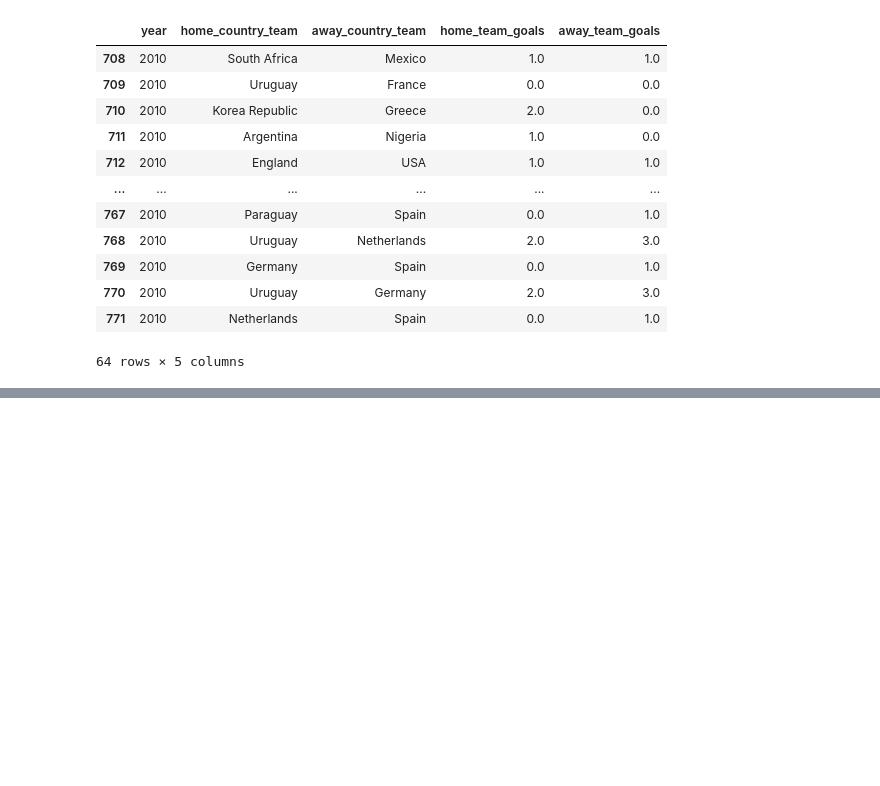
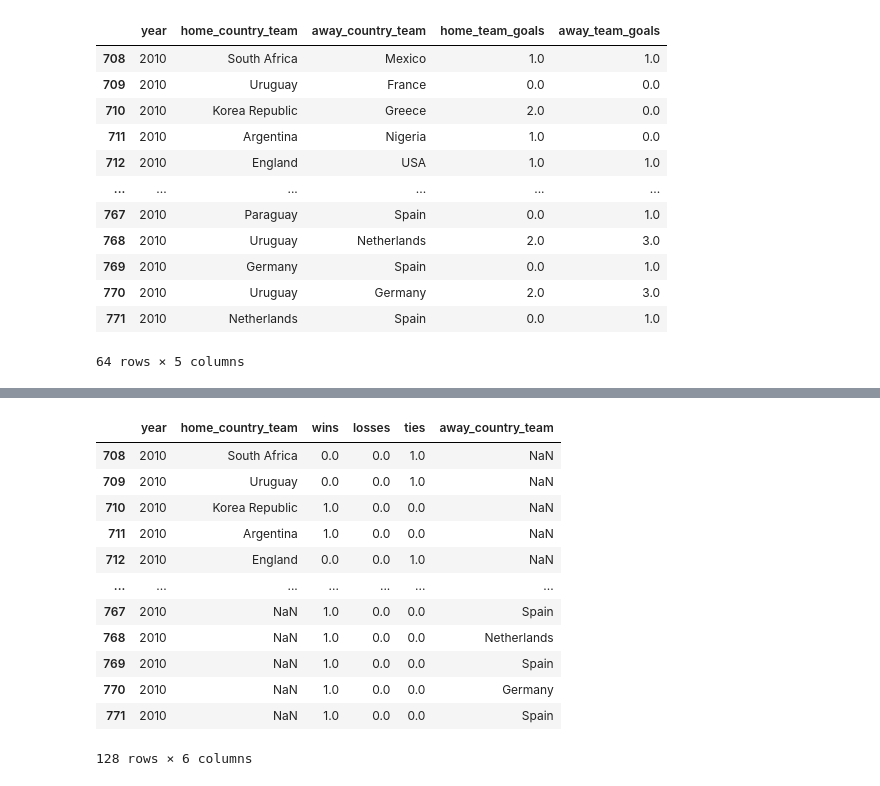
Before and after one commit to melissamemel/ETL_Project, a Jupyter notebook: worldcup_stagner.ipynb, the cells around one changed output, grey strips where cells are left out. Cells and saved outputs as stored; diff of their text form; code cells hidden in the pictures; blank space fills up the shorter version.

```diff
--- a/worldcup_stagner.ipynb
+++ b/worldcup_stagner.ipynb
@@ -160,0 +147,11 @@ worldcup_country
+# %%
+for index, row in df_test.iterrows():
+    if df_test.loc[index, "home_diff"] > 0:
+        df_test.loc[index, "wins"] = df_test.loc[index, "wins"] + 1
+    elif df_test.loc[index, "home_diff"] < 0:
+        df_test.loc[index, "losses"] = df_test.loc[index, "losses"] + 1
+    else:
+        df_test.loc[index, "ties"] = df_test.loc[index,"ties"] + 1
+# %%
+df_test_home = df_test[["year", "home_country_team", "wins", "losses", "ties"]]
+df_test_home
@@ -160,0 +172,23 @@ worldcup_country
+# %%
+df_test_away = worldcup_year.copy()
+df_test_away["home_diff"] = df_test_away["home_team_goals"] - df_test_away["away_team_goals"]
+df_test_away["away_diff"] = df_test_away["away_team_goals"] - df_test_away["home_team_goals"]
+df_test_away["wins"] = ""
+df_test_away["losses"] = ""
+df_test_away["ties"]=""
+
+df_test_away["wins"] = pd.to_numeric(df_test_away["wins"])
+df_test_away["losses"] = pd.to_numeric(df_test_away["losses"])
+df_test_away["ties"] = pd.to_numeric(df_test_away["ties"])
+df_test_away = df_test_away.fillna(0)
+
+for index, row in df_test_away.iterrows():
+    if df_test_away.loc[index, "away_diff"] > 0:
+        df_test_away.loc[index, "wins"] = df_test_away.loc[index, "wins"] + 1
+    elif df_test_away.loc[index, "away_diff"] < 0:
+        df_test_away.loc[index, "losses"] = df_test_away.loc[index, "losses"] + 1
+    else:
+        df_test_away.loc[index, "ties"] = df_test_away.loc[index,"ties"] + 1
+# %%
+df_test_away = df_test_away[["year", "away_country_team", "wins", "losses", "ties"]]
+df_test_away
@@ -160,0 +225,17 @@ worldcup_country
+# %%
+df_new = df_test_home.append(df_test_away)
+df_new
+# %% [output]
+|  | year | home_country_team | wins | losses | ties | away_country_team |
+| 708 | 2010 | South Africa | 0.0 | 0.0 | 1.0 | NaN |
+| 709 | 2010 | Uruguay | 0.0 | 0.0 | 1.0 | NaN |
+| 710 | 2010 | Korea Republic | 1.0 | 0.0 | 0.0 | NaN |
+| 711 | 2010 | Argentina | 1.0 | 0.0 | 0.0 | NaN |
+| 712 | 2010 | England | 0.0 | 0.0 | 1.0 | NaN |
+| ... | ... | ... | ... | ... | ... | ... |
+| 767 | 2010 | NaN | 1.0 | 0.0 | 0.0 | Spain |
+| 768 | 2010 | NaN | 1.0 | 0.0 | 0.0 | Netherlands |
+| 769 | 2010 | NaN | 1.0 | 0.0 | 0.0 | Spain |
+| 770 | 2010 | NaN | 1.0 | 0.0 | 0.0 | Germany |
+| 771 | 2010 | NaN | 1.0 | 0.0 | 0.0 | Spain |
+128 rows × 6 columns
```
Also changed, not shown: parts of 11 cells of this notebook.
